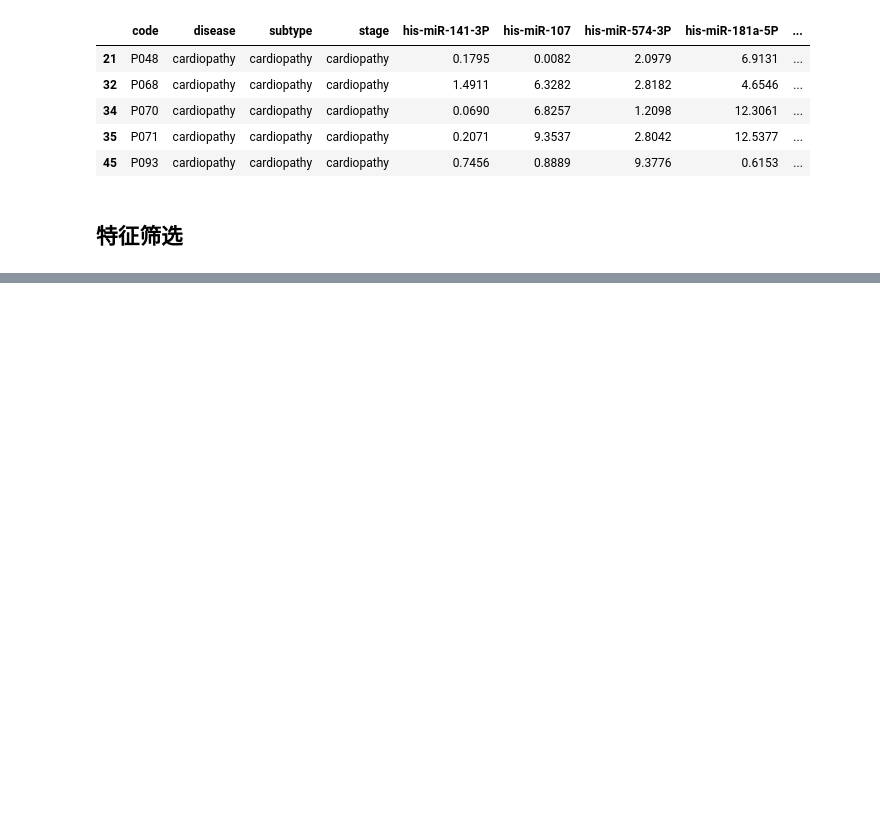
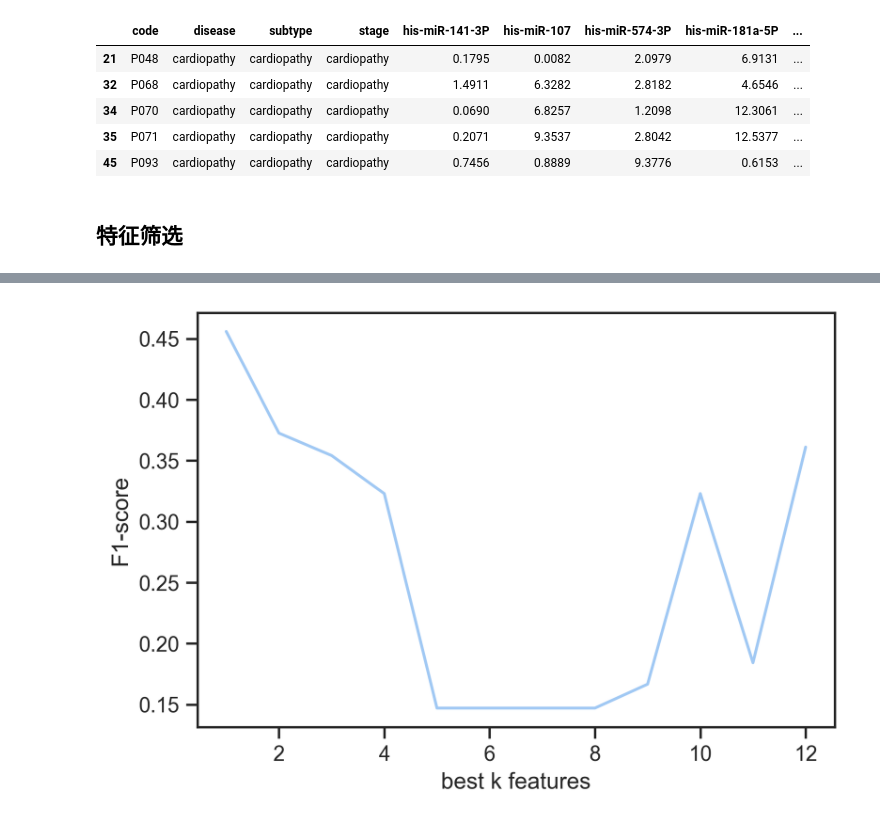
Before and after one commit to paperClub-hub/paperClub_daily, a Jupyter notebook: 20230918_mirna_ming/data.ipynb, the cells around one changed output, grey strips where cells are left out. Cells and saved outputs as stored; diff of their text form; code cells hidden in the pictures; blank space fills up the shorter version.

```diff
--- a/20230918_mirna_ming/data.ipynb
+++ b/20230918_mirna_ming/data.ipynb
@@ -1366,0 +1407,35 @@ plt.show()
+# %%
+import sklearn.feature_selection as fs
+import sklearn.feature_selection as fs
+import sklearn.datasets as datasets
+from sklearn.model_selection import train_test_split
+from sklearn.linear_model import LogisticRegression
+import sklearn.metrics as metrics
+import matplotlib.pyplot as plt
+
+
+
+# 选择最佳特征个数
+# choose the f_classif as the metric and K is 3
+f1_list = []
+max_k = 13
+for k in range(1, max_k):
+    bk = fs.SelectKBest(fs.chi2, k)
+    bk.fit(X, y)
+    X_new = bk.transform(X)
+    train_x, test_x, train_y, test_y = train_test_split(X_new, y, test_size=0.2, random_state=42)
+    # 平均函数
+    # lr = LogisticRegression()
+    lr = RandomForestClassifier()
+    lr.fit(train_x, train_y)
+    y_pred = lr.predict(test_x)
+    f1 = metrics.f1_score(test_y, y_pred, average='macro')
+    f1_list.append(f1)
+
+fig, axe = plt.subplots(dpi = 300)
+axe.plot(range(1, max_k), f1_list)
+axe.set_xlabel("best k features")
+axe.set_ylabel("F1-score")
+plt.show()
+# %% [output]
+[figure, added]
```
Also changed, not shown: parts of 26 cells of this notebook, 30 other files.
